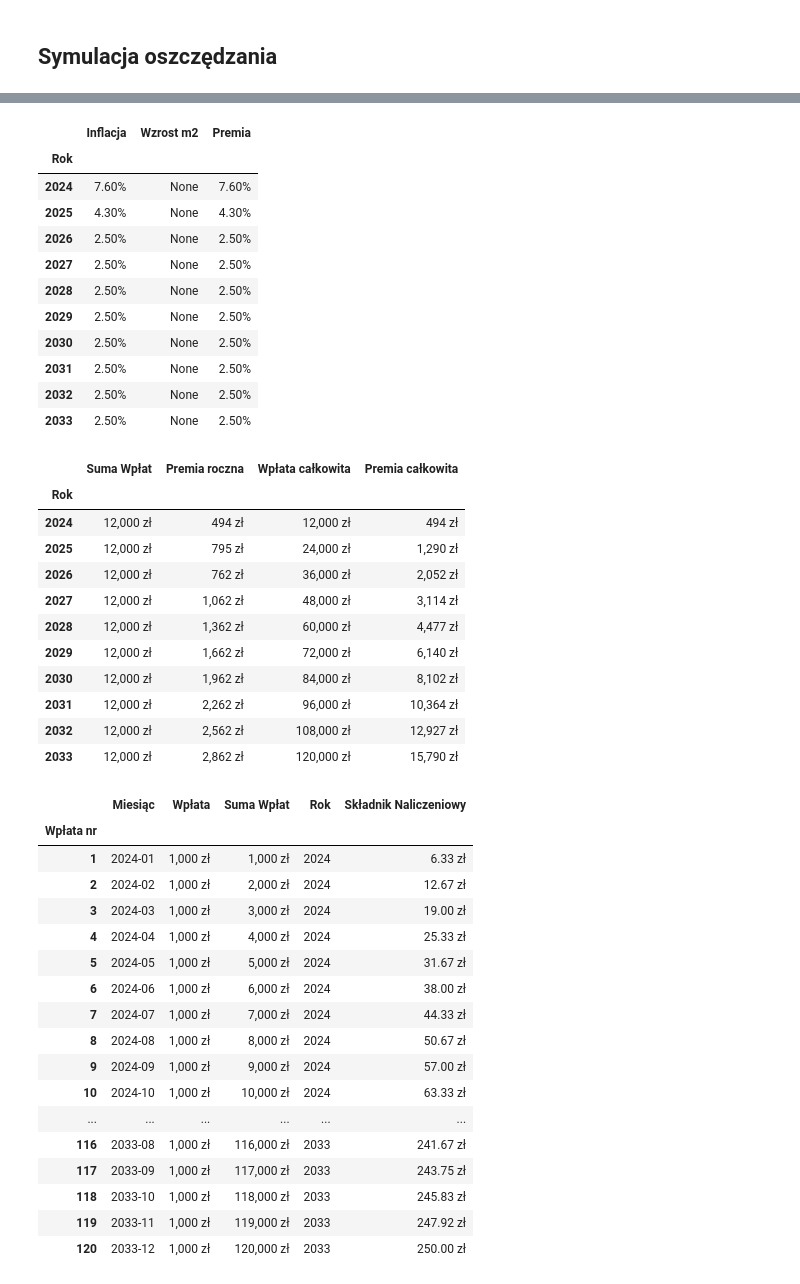
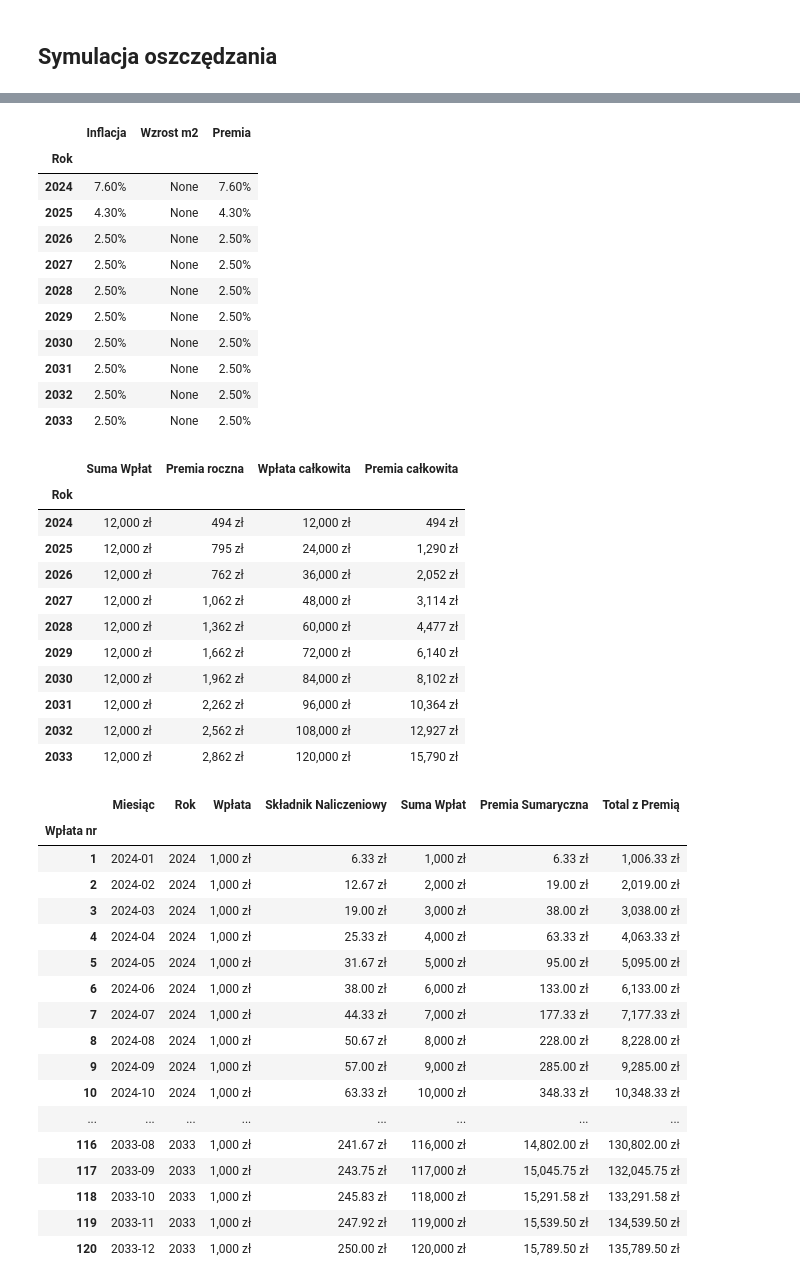
Before and after one commit to swiety/konto_mieszkaniowe, a Jupyter notebook: konto-mieszkaniowe.ipynb, the cells around one changed output, grey strips where cells are left out. Saved outputs shown, nothing was run; the diff lists cells and outputs as text; code cells hidden in the pictures.

```diff
--- a/konto-mieszkaniowe.ipynb
+++ b/konto-mieszkaniowe.ipynb
@@ -28,6 +28,9 @@
 ## Kod do wyliczenia szacowanych zysków
 # %%
 import pandas as pd
+import matplotlib.pyplot as plt
+from matplotlib.ticker import StrMethodFormatter
+
 
 # TODO: 1% dla banku
 # TODO: porównaj do EDO i do inflacji
@@ -89,6 +92,12 @@ def symulacja_konta(data_startu, ile_lat, ile_wplat, wysokosc_wplat, premia):
                 str(row['Rok']), 'Premia')
         ), axis=1
     )
+    df_konto['Premia Sumaryczna'] = df_konto['Składnik Naliczeniowy'].cumsum()
+    df_konto['Total z Premią'] = df_konto.apply(
+        lambda row: row['Suma Wpłat'] + row['Premia Sumaryczna'], axis=1)
+    df_konto = df_konto.reindex(columns=[
+        'Miesiąc', 'Rok', 'Wpłata', 'Składnik Naliczeniowy',
+        'Suma Wpłat', 'Premia Sumaryczna', 'Total z Premią'])
     df_roczne = df_konto[['Wpłata', 'Składnik Naliczeniowy', 'Rok']].groupby(
         'Rok').sum()
     df_roczne = df_roczne.rename(columns={
@@ -102,7 +111,9 @@ def symulacja_konta(data_startu, ile_lat, ile_wplat, wysokosc_wplat, premia):
         'Miesiąc': lambda d: d.strftime('%Y-%m'),
         'Wpłata': '{:,.0f} zł'.format,
         'Suma Wpłat': '{:,.0f} zł'.format,
-        'Składnik Naliczeniowy': '{:,.2f} zł'.format
+        'Składnik Naliczeniowy': '{:,.2f} zł'.format,
+        'Premia Sumaryczna': '{:,.2f} zł'.format,
+        'Total z Premią': '{:,.2f} zł'.format
     })
     df_roczne_styled = df_roczne.style.format({
         'Premia roczna': '{:,.0f} zł'.format,
@@ -110,7 +121,19 @@ def symulacja_konta(data_startu, ile_lat, ile_wplat, wysokosc_wplat, premia):
         'Suma Wpłat': '{:,.0f} zł'.format,
         'Wpłata całkowita': '{:,.0f} zł'.format,
     })
-    return df_konto_styled, df_roczne_styled
+    return df_konto_styled, df_roczne_styled, df_konto, df_roczne
+
+
+def rysuj_wykres_lokaty(df_konto):
+    df_wykres_wplat = df_konto[['Miesiąc', 'Suma Wpłat',
+                                'Premia Sumaryczna']].set_index(['Miesiąc'])
+    fig, axs = plt.subplots(figsize=(8, 4))
+    df_wykres_wplat.plot.area(ax=axs)
+    axs.set_ylabel('Wartość')
+    axs.set_xlabel('Data')
+    plt.gca().yaxis.set_major_formatter(
+        StrMethodFormatter('{x:,.0f} zł'))  # 2 decimal places
+    plt.show()
 # %% [markdown]
 ## Test symulatora
 Liczymy scenariusz ze stron rządowych [PierwszeMieszkanie.gov.pl](https://pierwszemieszkanie.gov.pl/), a konkretnie ten scenariusz:
@@ -168,9 +193,11 @@ Dla prostoty na razie nie uwzględniam wzrostu cen nieruchomości, który w niek
 # %%
 df_inflacja2 = zalozenia_inflacji_i_wzrostu_m2(
     inflacja=[pct/100 for pct in [7.6, 4.3] + [2.5] * 8], wzrost_m2=None)
+df_konto2_styled, df_roczne2_styled, df_konto2, _ = symulacja_konta(
+    data_startu='2024-01', ile_lat=10, ile_wplat=10*12, wysokosc_wplat=1000, premia=df_inflacja2)
+
+rysuj_wykres_lokaty(df_konto2)
 display(formatuj_inflacje(df_inflacja2))
-df_konto2, df_roczne2 = symulacja_konta(
-    data_startu='2024-01', ile_lat=10, ile_wplat=10*12, wysokosc_wplat=1000, premia=df_inflacja2)
-display(df_roczne2)
-display(df_konto2)
+display(df_roczne2_styled)
+display(df_konto2_styled)
 # %% [output]
@@ -177,42 +205,42 @@ display(df_konto2)
 |  | Inflacja | Wzrost m2 | Premia |
 | Rok |  |  |  |
 | 2024 | 7.60% | None | 7.60% |
 | 2025 | 4.30% | None | 4.30% |
 | 2026 | 2.50% | None | 2.50% |
 | 2027 | 2.50% | None | 2.50% |
 | 2028 | 2.50% | None | 2.50% |
 | 2029 | 2.50% | None | 2.50% |
 | 2030 | 2.50% | None | 2.50% |
 | 2031 | 2.50% | None | 2.50% |
 | 2032 | 2.50% | None | 2.50% |
 | 2033 | 2.50% | None | 2.50% |
 |  | Suma Wpłat | Premia roczna | Wpłata całkowita | Premia całkowita |
 | Rok |  |  |  |  |
 | 2024 | 12,000 zł | 494 zł | 12,000 zł | 494 zł |
 | 2025 | 12,000 zł | 795 zł | 24,000 zł | 1,290 zł |
 | 2026 | 12,000 zł | 762 zł | 36,000 zł | 2,052 zł |
 | 2027 | 12,000 zł | 1,062 zł | 48,000 zł | 3,114 zł |
 | 2028 | 12,000 zł | 1,362 zł | 60,000 zł | 4,477 zł |
 | 2029 | 12,000 zł | 1,662 zł | 72,000 zł | 6,140 zł |
 | 2030 | 12,000 zł | 1,962 zł | 84,000 zł | 8,102 zł |
 | 2031 | 12,000 zł | 2,262 zł | 96,000 zł | 10,364 zł |
 | 2032 | 12,000 zł | 2,562 zł | 108,000 zł | 12,927 zł |
 | 2033 | 12,000 zł | 2,862 zł | 120,000 zł | 15,790 zł |
-|  | Miesiąc | Wpłata | Suma Wpłat | Rok | Składnik Naliczeniowy |
-| Wpłata nr |  |  |  |  |  |
-| 1 | 2024-01 | 1,000 zł | 1,000 zł | 2024 | 6.33 zł |
-| 2 | 2024-02 | 1,000 zł | 2,000 zł | 2024 | 12.67 zł |
-| 3 | 2024-03 | 1,000 zł | 3,000 zł | 2024 | 19.00 zł |
-| 4 | 2024-04 | 1,000 zł | 4,000 zł | 2024 | 25.33 zł |
-| 5 | 2024-05 | 1,000 zł | 5,000 zł | 2024 | 31.67 zł |
-| 6 | 2024-06 | 1,000 zł | 6,000 zł | 2024 | 38.00 zł |
-| 7 | 2024-07 | 1,000 zł | 7,000 zł | 2024 | 44.33 zł |
-| 8 | 2024-08 | 1,000 zł | 8,000 zł | 2024 | 50.67 zł |
-| 9 | 2024-09 | 1,000 zł | 9,000 zł | 2024 | 57.00 zł |
-| 10 | 2024-10 | 1,000 zł | 10,000 zł | 2024 | 63.33 zł |
-| ... | ... | ... | ... | ... | ... |
-| 116 | 2033-08 | 1,000 zł | 116,000 zł | 2033 | 241.67 zł |
-| 117 | 2033-09 | 1,000 zł | 117,000 zł | 2033 | 243.75 zł |
-| 118 | 2033-10 | 1,000 zł | 118,000 zł | 2033 | 245.83 zł |
-| 119 | 2033-11 | 1,000 zł | 119,000 zł | 2033 | 247.92 zł |
-| 120 | 2033-12 | 1,000 zł | 120,000 zł | 2033 | 250.00 zł |
+|  | Miesiąc | Rok | Wpłata | Składnik Naliczeniowy | Suma Wpłat | Premia Sumaryczna | Total z Premią |
+| Wpłata nr |  |  |  |  |  |  |  |
+| 1 | 2024-01 | 2024 | 1,000 zł | 6.33 zł | 1,000 zł | 6.33 zł | 1,006.33 zł |
+| 2 | 2024-02 | 2024 | 1,000 zł | 12.67 zł | 2,000 zł | 19.00 zł | 2,019.00 zł |
+| 3 | 2024-03 | 2024 | 1,000 zł | 19.00 zł | 3,000 zł | 38.00 zł | 3,038.00 zł |
+| 4 | 2024-04 | 2024 | 1,000 zł | 25.33 zł | 4,000 zł | 63.33 zł | 4,063.33 zł |
+| 5 | 2024-05 | 2024 | 1,000 zł | 31.67 zł | 5,000 zł | 95.00 zł | 5,095.00 zł |
+| 6 | 2024-06 | 2024 | 1,000 zł | 38.00 zł | 6,000 zł | 133.00 zł | 6,133.00 zł |
+| 7 | 2024-07 | 2024 | 1,000 zł | 44.33 zł | 7,000 zł | 177.33 zł | 7,177.33 zł |
+| 8 | 2024-08 | 2024 | 1,000 zł | 50.67 zł | 8,000 zł | 228.00 zł | 8,228.00 zł |
+| 9 | 2024-09 | 2024 | 1,000 zł | 57.00 zł | 9,000 zł | 285.00 zł | 9,285.00 zł |
+| 10 | 2024-10 | 2024 | 1,000 zł | 63.33 zł | 10,000 zł | 348.33 zł | 10,348.33 zł |
+| ... | ... | ... | ... | ... | ... | ... | ... |
+| 116 | 2033-08 | 2033 | 1,000 zł | 241.67 zł | 116,000 zł | 14,802.00 zł | 130,802.00 zł |
+| 117 | 2033-09 | 2033 | 1,000 zł | 243.75 zł | 117,000 zł | 15,045.75 zł | 132,045.75 zł |
+| 118 | 2033-10 | 2033 | 1,000 zł | 245.83 zł | 118,000 zł | 15,291.58 zł | 133,291.58 zł |
+| 119 | 2033-11 | 2033 | 1,000 zł | 247.92 zł | 119,000 zł | 15,539.50 zł | 134,539.50 zł |
+| 120 | 2033-12 | 2033 | 1,000 zł | 250.00 zł | 120,000 zł | 15,789.50 zł | 135,789.50 zł |
```
Also changed, not shown: parts of 2 cells of this notebook, 1 other file.
